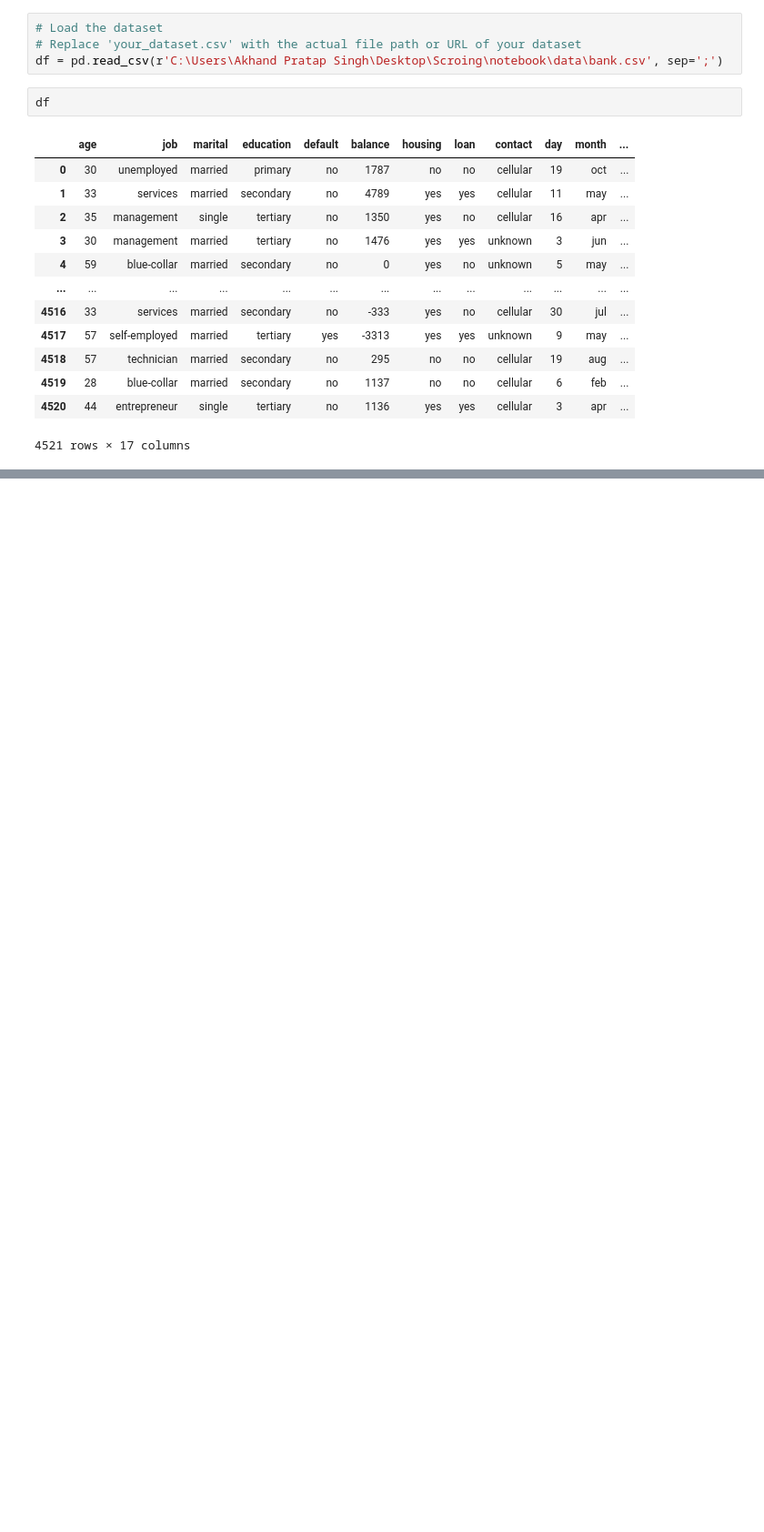
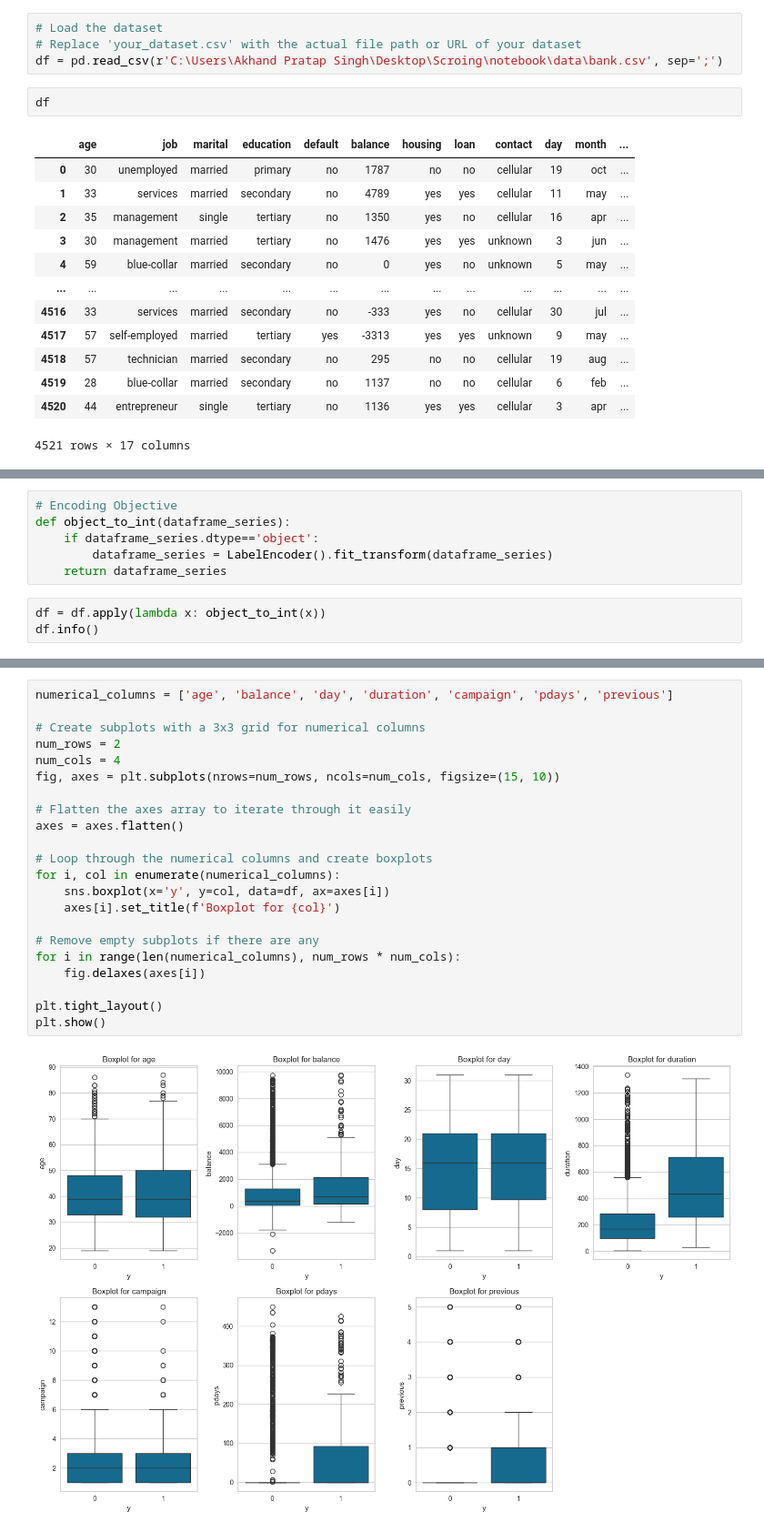
Before and after one commit to AkhandInnox/Prediction_Score, a Jupyter notebook: notebook/MODEL_TRAINER.ipynb, the cells around one changed output, grey strips where cells are left out. Shown at 91% size. Cells and saved outputs as stored; diff of their text form; blank space fills up the shorter version.

```diff
--- a/notebook/MODEL_TRAINER.ipynb
+++ b/notebook/MODEL_TRAINER.ipynb
@@ -32,0 +61,9 @@ df
+# %%
+# Encoding Objective
+def object_to_int(dataframe_series):
+    if dataframe_series.dtype=='object':
+        dataframe_series = LabelEncoder().fit_transform(dataframe_series)
+    return dataframe_series
+# %%
+df = df.apply(lambda x: object_to_int(x))
+df.info()
@@ -32,0 +88,24 @@ df
+# %%
+numerical_columns = ['age', 'balance', 'day', 'duration', 'campaign', 'pdays', 'previous']
+
+# Create subplots with a 3x3 grid for numerical columns
+num_rows = 2
+num_cols = 4
+fig, axes = plt.subplots(nrows=num_rows, ncols=num_cols, figsize=(15, 10))
+
+# Flatten the axes array to iterate through it easily
+axes = axes.flatten()
+
+# Loop through the numerical columns and create boxplots
+for i, col in enumerate(numerical_columns):
+    sns.boxplot(x='y', y=col, data=df, ax=axes[i])
+    axes[i].set_title(f'Boxplot for {col}')
+
+# Remove empty subplots if there are any
+for i in range(len(numerical_columns), num_rows * num_cols):
+    fig.delaxes(axes[i])
+
+plt.tight_layout()
+plt.show()
+# %% [output]
+[figure, added]
```
Also changed, not shown: parts of 30 cells of this notebook, 6 other files.
